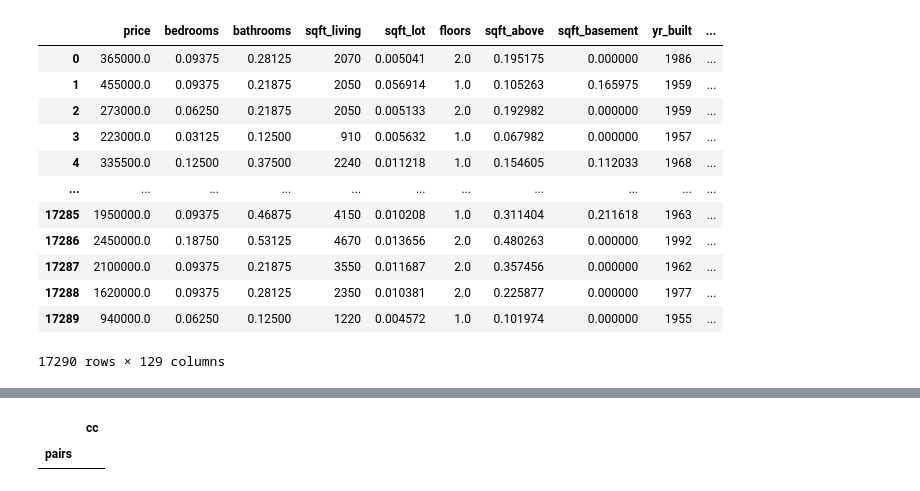
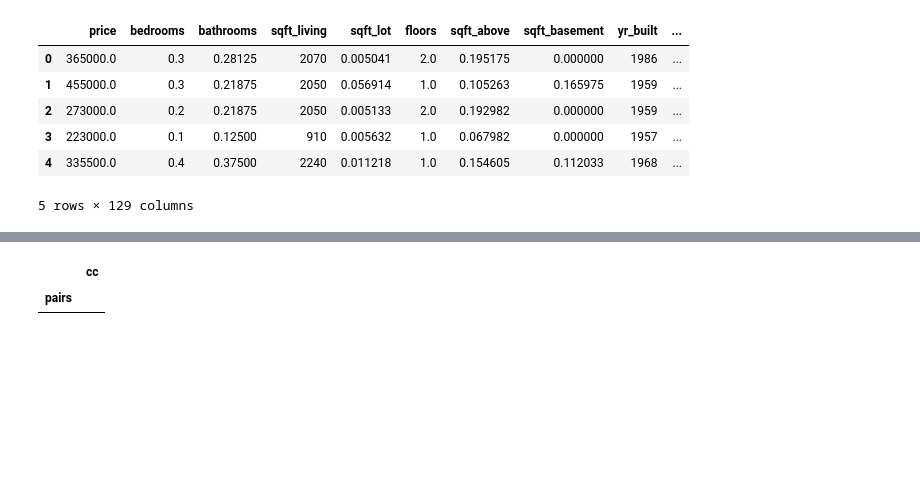
Before and after one commit to brenfrrs/kings_county_housing, a Jupyter notebook: EDA/final_draft.ipynb, the cells around one changed output, grey strips where cells are left out. Saved outputs shown, nothing was run; the diff lists cells and outputs as text; code cells hidden in the pictures; blank space fills up the shorter version.

```diff
--- a/EDA/final_draft.ipynb
+++ b/EDA/final_draft.ipynb
@@ -16,13 +20,14 @@ missing_vals = pd.read_csv('bedroomsfilled.csv')
 holdout_data = pd.read_csv('/Users/brendanferris/Desktop/kings_county_housing/kc_house_data_train.csv')
 
 # import additional zipcode data
-zipcode_data = pd.read_excel('/Users/brendanferris/Desktop/kings_county_housing/EDA/extradata.xlsx')
+zipcode_data = pd.read_excel('/Users/brendanferris/Desktop/kings_county_housing/EDA/extradata.xlsx', index_col='zipcode')
 clean_data(training_data)
 clean_data(missing_vals)
+
+#replaced missing values with correct info from zillow.
 training_data = no_bedrooms(training_data, missing_vals)
-training_data
 
 
 #replace 33 bedrooms with correct value
-training_data.set_value(8597, 'bedrooms', 3)
+training_data.set_value(8597, 'bedrooms', 3).head(3)
 # %% [output]
@@ -43,8 +40,4 @@ training_data.set_value(8597, 'bedrooms', 3)
-# %%
-zipcode_data.set_index('zipcode', inplace=True)
 # %%
 training_data = pd.merge(training_data, zipcode_data, how='right', on='zipcode')
 training_data['available_housing'] = training_data['total_housing_units'] - training_data['occupied_housing_units']
-# %%
-training_data.drop(columns='date', inplace=True)
 # %% [markdown]
@@ -90,30 +92,20 @@ training_data[scaled_feat] = scaler.fit_transform(training_data[scaled_feat])
 # %%
 waterfront_dummies = pd.get_dummies(training_data['waterfront'], prefix='waterf', drop_first=True)
 view_dummies = pd.get_dummies(training_data['view'], prefix='has_view', drop_first=True)
 condition_dummies = pd.get_dummies(training_data['condition'], prefix='condition', drop_first=True)
 grade_dummies = pd.get_dummies(training_data['grade'], prefix='grade', drop_first=True)
 month_dummies = pd.get_dummies(training_data['sale_month'], prefix='month', drop_first=True)
 zip_dummies = pd.get_dummies(training_data['zipcode'], prefix='zip', drop_first=True)
 
 
 training_data = training_data.drop(['postoffice','id','zipcode','sale_month','waterfront', 'view', 'condition', 'grade'], axis=1)
 training_data = pd.concat([training_data, waterfront_dummies, view_dummies, condition_dummies, grade_dummies, month_dummies, zip_dummies], axis=1)
-training_data
-
-# training_data = pd.concat([training_data, one_hot], axis=1)
-# training_data.columns = training_data.columns.str.replace('\t', '')
-# training_data.columns.to_list()
+training_data.head(5)
 # %% [output]
 |  | price | bedrooms | bathrooms | sqft_living | sqft_lot | floors | sqft_above | sqft_basement | yr_built | ... |
-| 0 | 365000.0 | 0.09375 | 0.28125 | 2070 | 0.005041 | 2.0 | 0.195175 | 0.000000 | 1986 | ... |
-| 1 | 455000.0 | 0.09375 | 0.21875 | 2050 | 0.056914 | 1.0 | 0.105263 | 0.165975 | 1959 | ... |
-| 2 | 273000.0 | 0.06250 | 0.21875 | 2050 | 0.005133 | 2.0 | 0.192982 | 0.000000 | 1959 | ... |
-| 3 | 223000.0 | 0.03125 | 0.12500 | 910 | 0.005632 | 1.0 | 0.067982 | 0.000000 | 1957 | ... |
-| 4 | 335500.0 | 0.12500 | 0.37500 | 2240 | 0.011218 | 1.0 | 0.154605 | 0.112033 | 1968 | ... |
-| ... | ... | ... | ... | ... | ... | ... | ... | ... | ... | ... |
-| 17285 | 1950000.0 | 0.09375 | 0.46875 | 4150 | 0.010208 | 1.0 | 0.311404 | 0.211618 | 1963 | ... |
-| 17286 | 2450000.0 | 0.18750 | 0.53125 | 4670 | 0.013656 | 2.0 | 0.480263 | 0.000000 | 1992 | ... |
-| 17287 | 2100000.0 | 0.09375 | 0.21875 | 3550 | 0.011687 | 2.0 | 0.357456 | 0.000000 | 1962 | ... |
-| 17288 | 1620000.0 | 0.09375 | 0.28125 | 2350 | 0.010381 | 2.0 | 0.225877 | 0.000000 | 1977 | ... |
-| 17289 | 940000.0 | 0.06250 | 0.12500 | 1220 | 0.004572 | 1.0 | 0.101974 | 0.000000 | 1955 | ... |
+| 0 | 365000.0 | 0.3 | 0.28125 | 2070 | 0.005041 | 2.0 | 0.195175 | 0.000000 | 1986 | ... |
+| 1 | 455000.0 | 0.3 | 0.21875 | 2050 | 0.056914 | 1.0 | 0.105263 | 0.165975 | 1959 | ... |
+| 2 | 273000.0 | 0.2 | 0.21875 | 2050 | 0.005133 | 2.0 | 0.192982 | 0.000000 | 1959 | ... |
+| 3 | 223000.0 | 0.1 | 0.12500 | 910 | 0.005632 | 1.0 | 0.067982 | 0.000000 | 1957 | ... |
+| 4 | 335500.0 | 0.4 | 0.37500 | 2240 | 0.011218 | 1.0 | 0.154605 | 0.112033 | 1968 | ... |
-17290 rows × 129 columns
+5 rows × 129 columns
```
Also changed, not shown: parts of 22 cells of this notebook.
